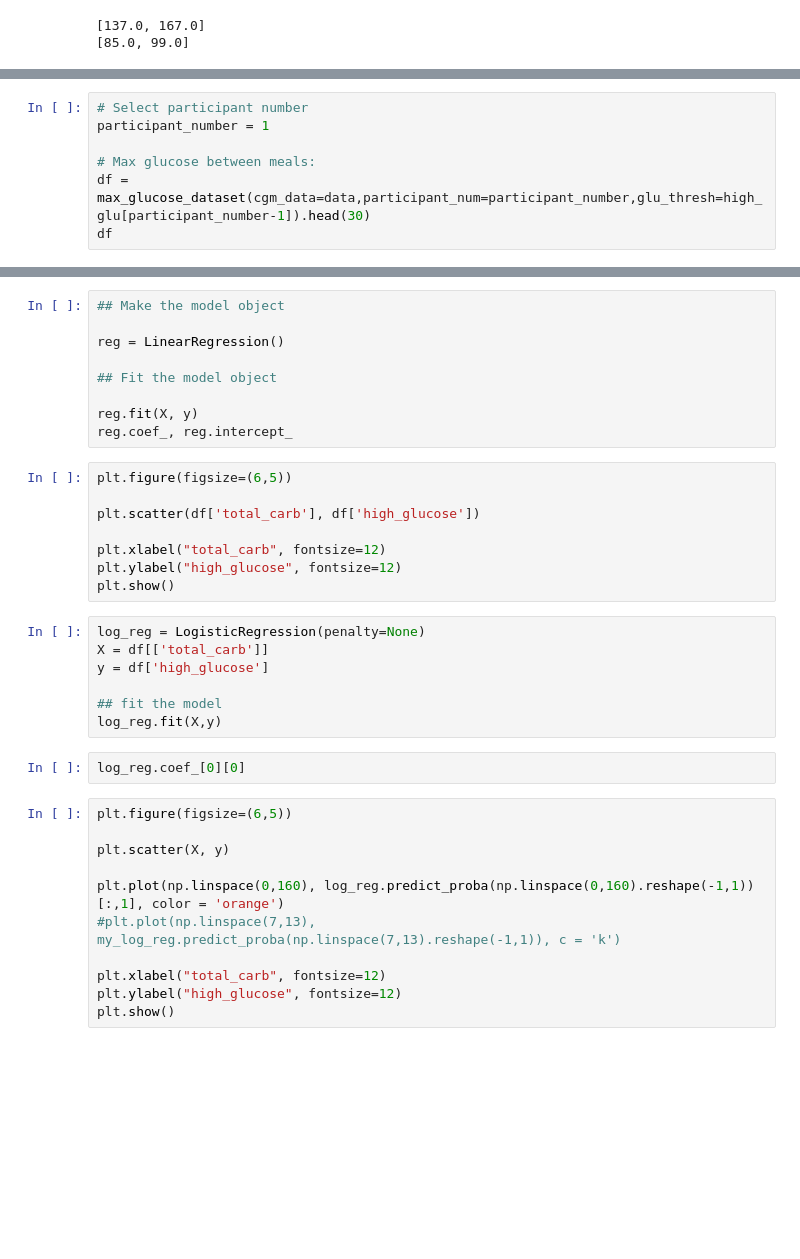
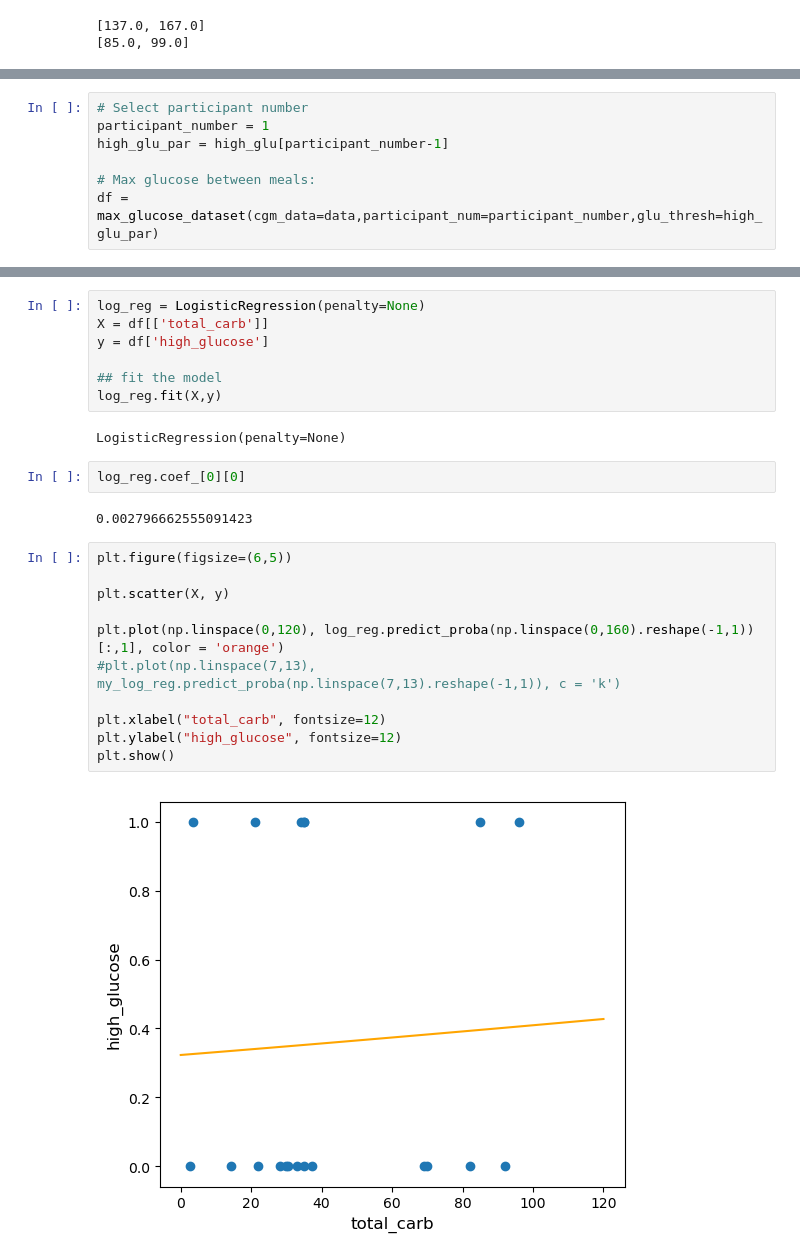
Before and after one commit to NoahGillespie/CGM, a Jupyter notebook: model/baseline.ipynb, the cells around one changed output, grey strips where cells are left out. Saved outputs shown, nothing was run; the diff lists cells and outputs as text; blank space fills up the shorter version.

Commit message:
logistic regression with variable glucose threshold

```diff
--- a/model/baseline.ipynb
+++ b/model/baseline.ipynb
@@ -38,7 +42,7 @@ print(low_glu)
 # %%
 # Select participant number
 participant_number = 1
+high_glu_par = high_glu[participant_number-1]
 
 # Max glucose between meals:
-df = max_glucose_dataset(cgm_data=data,participant_num=participant_number,glu_thresh=high_glu[participant_number-1]).head(30)
-df
+df = max_glucose_dataset(cgm_data=data,participant_num=participant_number,glu_thresh=high_glu_par)
@@ -75,20 +71,3 @@ y
-# %%
-## Make the model object
-
-reg = LinearRegression()
-
-## Fit the model object
-
-reg.fit(X, y)
-reg.coef_, reg.intercept_
-# %%
-plt.figure(figsize=(6,5))
-
-plt.scatter(df['total_carb'], df['high_glucose'])
-
-plt.xlabel("total_carb", fontsize=12)
-plt.ylabel("high_glucose", fontsize=12)
-plt.show()
 # %%
 log_reg = LogisticRegression(penalty=None)
 X = df[['total_carb']]
@@ -96,16 +75,22 @@ y = df['high_glucose']
 
 ## fit the model
 log_reg.fit(X,y)
+# %% [output]
+LogisticRegression(penalty=None)
 # %%
 log_reg.coef_[0][0]
+# %% [output]
+0.002796662555091423
 # %%
 plt.figure(figsize=(6,5))
 
 plt.scatter(X, y)
 
-plt.plot(np.linspace(0,160), log_reg.predict_proba(np.linspace(0,160).reshape(-1,1))[:,1], color = 'orange')
+plt.plot(np.linspace(0,120), log_reg.predict_proba(np.linspace(0,160).reshape(-1,1))[:,1], color = 'orange')
 #plt.plot(np.linspace(7,13), my_log_reg.predict_proba(np.linspace(7,13).reshape(-1,1)), c = 'k')
 
 plt.xlabel("total_carb", fontsize=12)
 plt.ylabel("high_glucose", fontsize=12)
 plt.show()
+# %% [output]
+[figure, added]
```
Also changed, not shown: parts of 6 cells of this notebook.
